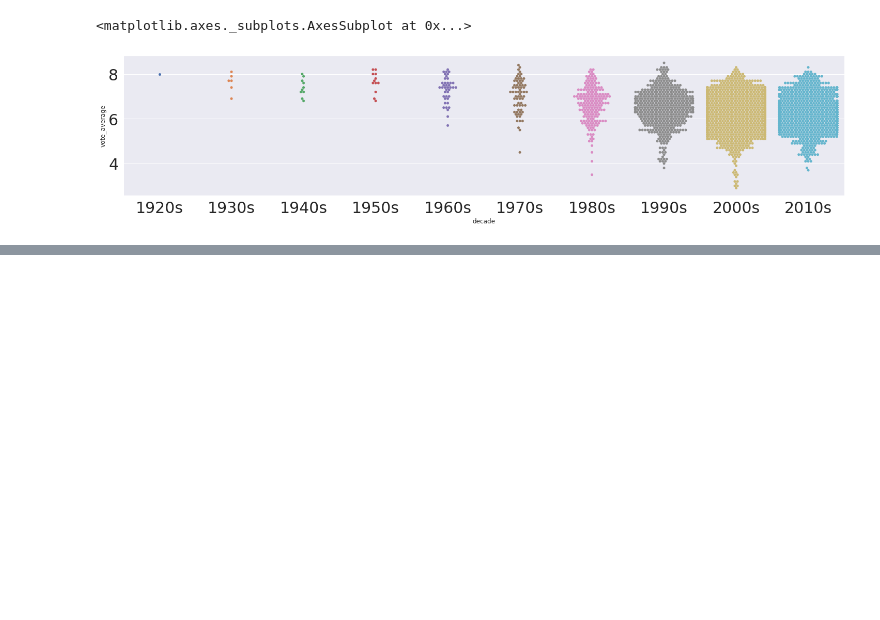
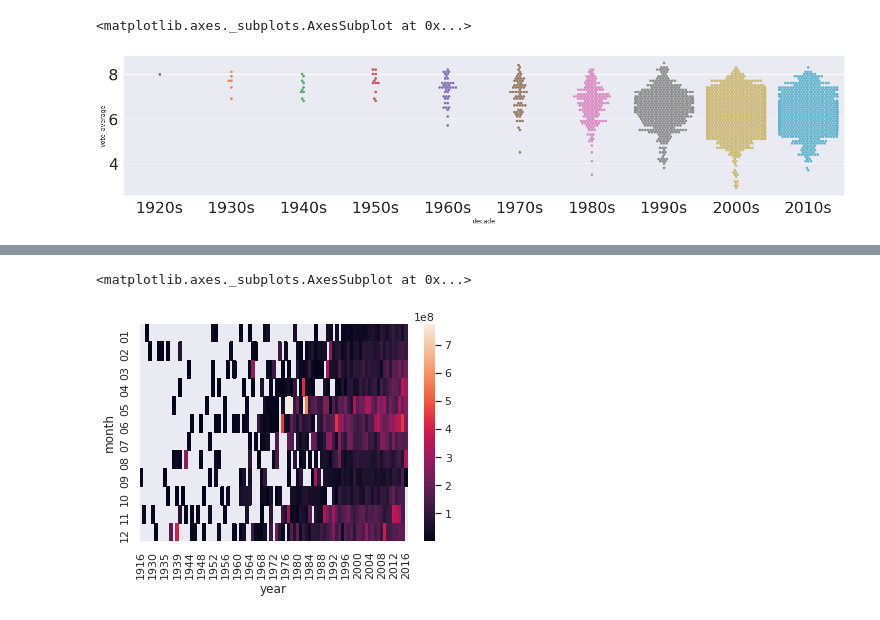
Before and after one commit to saka-21/python_coding, a Jupyter notebook: Seaborn.ipynb, the cells around one changed output, grey strips where cells are left out. Saved outputs shown, nothing was run; the diff lists cells and outputs as text; code cells hidden in the pictures; blank space fills up the shorter version.

```diff
--- a/Seaborn.ipynb
+++ b/Seaborn.ipynb
@@ -122,0 +152,9 @@ sns.swarmplot(ax=ax, x='decade', y='vote_average', data=df.sort_values('decade')
+# %%
+df['year'] = df['release_date'].apply(lambda x: x[:4])
+df['month'] = df['release_date'].apply(lambda x: x[5:7])
+revenue_df = df.groupby(['year', 'month']).mean()[['revenue']].pivot_table(values='revenue', index='month', columns='year')
+# %%
+sns.heatmap(revenue_df)
+# %% [output]
+<matplotlib.axes._subplots.AxesSubplot at 0x...>
+[figure, added]
```
Also changed, not shown: parts of 4 cells of this notebook.
